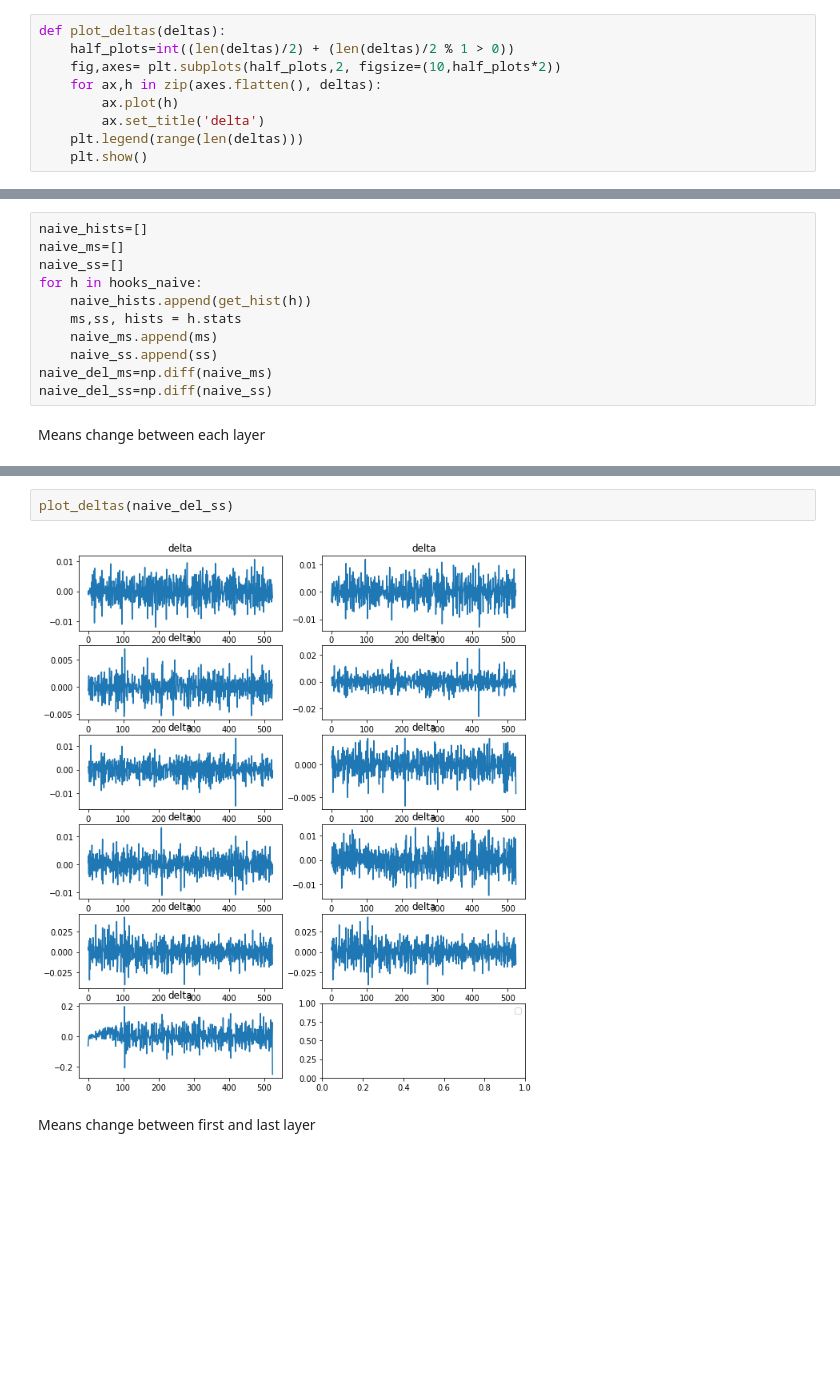
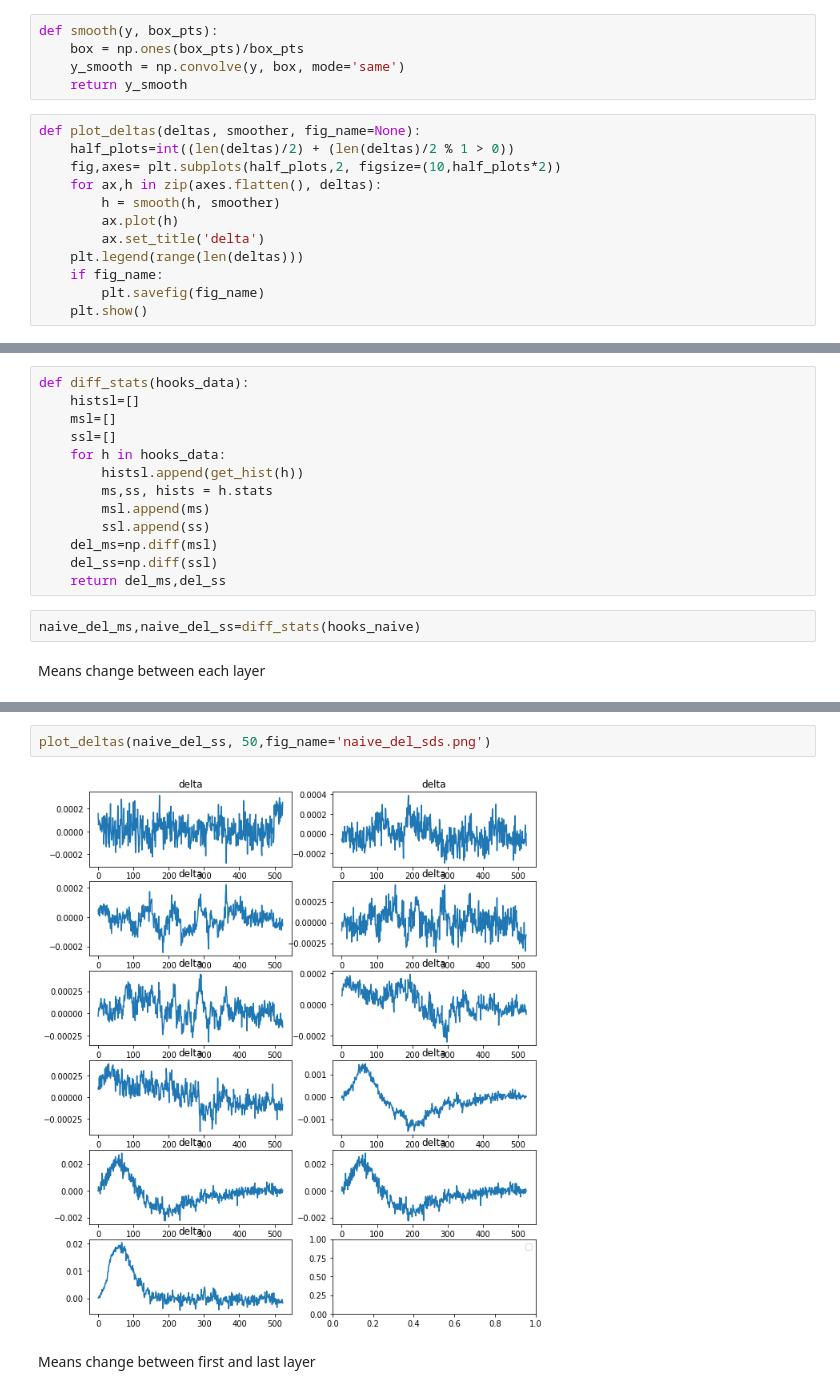
Before and after one commit to adriangrepo/fastai_2019_pt2_dev_course, a Jupyter notebook: dl2/11a_l12_transfer_learning.ipynb, the cells around one changed output, grey strips where cells are left out. Drawn from its saved outputs; the diff is of its cells as text; blank space fills up the shorter version.

```diff
--- a/dl2/11a_l12_transfer_learning.ipynb
+++ b/dl2/11a_l12_transfer_learning.ipynb
@@ -347,11 +356,19 @@ def plot_hooks(hooks):
+# %%
+def smooth(y, box_pts):
+    box = np.ones(box_pts)/box_pts
+    y_smooth = np.convolve(y, box, mode='same')
+    return y_smooth
 # %%
-def plot_deltas(deltas):
+def plot_deltas(deltas, smoother, fig_name=None):
     half_plots=int((len(deltas)/2) + (len(deltas)/2 % 1 > 0))
     fig,axes= plt.subplots(half_plots,2, figsize=(10,half_plots*2))
     for ax,h in zip(axes.flatten(), deltas):
+        h = smooth(h, smoother)
         ax.plot(h)
         ax.set_title('delta')
     plt.legend(range(len(deltas)))
+    if fig_name:
+        plt.savefig(fig_name)
     plt.show()
 # %%
 #get the hist data at index 2
@@ -485,14 +508,18 @@ plot_mid_mins(hooks_naive)
 # %%
-naive_hists=[]
-naive_ms=[]
-naive_ss=[]
-for h in hooks_naive:
-    naive_hists.append(get_hist(h))
-    ms,ss, hists = h.stats
-    naive_ms.append(ms)
-    naive_ss.append(ss)
-naive_del_ms=np.diff(naive_ms)
-naive_del_ss=np.diff(naive_ss)
+def diff_stats(hooks_data):
+    histsl=[]
+    msl=[]
+    ssl=[]
+    for h in hooks_data:
+        histsl.append(get_hist(h))
+        ms,ss, hists = h.stats
+        msl.append(ms)
+        ssl.append(ss)
+    del_ms=np.diff(msl)
+    del_ss=np.diff(ssl)
+    return del_ms,del_ss
+# %%
+naive_del_ms,naive_del_ss=diff_stats(hooks_naive)
 # %% [markdown]
 Means change between each layer
 # %%
@@ -502,7 +529,7 @@ plot_deltas(naive_del_ms)
 # %%
-plot_deltas(naive_del_ss)
+plot_deltas(naive_del_ss, 50,fig_name='naive_del_sds.png')
 # %% [output]
-[figure, old version]
+[figure, new version]
 # %% [markdown]
 Means change between first and last layer
 # %%
```
Also changed, not shown: parts of 94 cells of this notebook, 2 other files.
